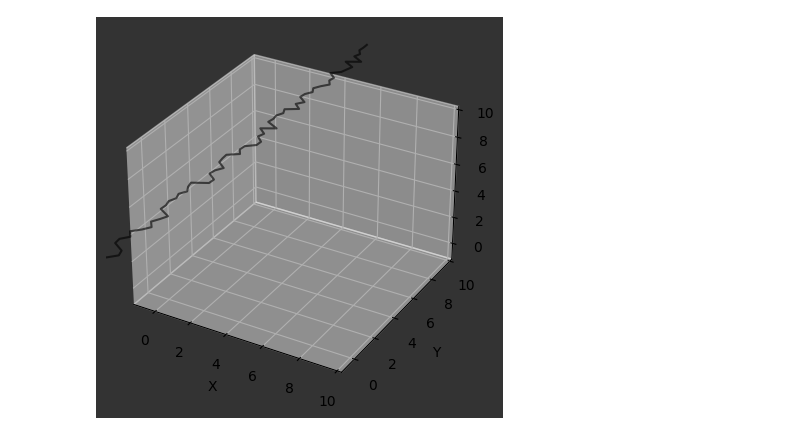
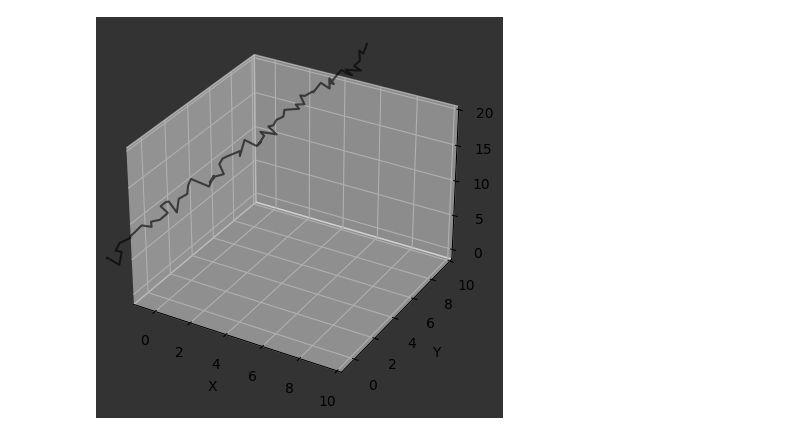
Before and after one commit to agentzero001/jupyter, a Jupyter notebook: Mathematics/LinearAlgebra/particle_trajectory_simulation.ipynb, the cells around one changed output. Saved outputs shown, nothing was run; the diff lists cells and outputs as text; code cells hidden in the pictures.

```diff
--- a/Mathematics/LinearAlgebra/particle_trajectory_simulation.ipynb
+++ b/Mathematics/LinearAlgebra/particle_trajectory_simulation.ipynb
@@ -6,32 +6,32 @@ plt.rcParams['axes.facecolor'] = '.2'
 # %%
 num_points = 100
 np.random.seed(20)
-noise = np.random.normal(loc = 3,scale=.3, size=(num_points))
+noise = np.random.normal(loc = 3,scale=.3, size=(num_points)) * 2
 noise2 = (np.sin(np.random.uniform(0, 2*np.pi, num_points)) + 1) * .2
 # %%
 x = np.zeros(num_points) + 2 * noise2
 y = np.linspace(-20, 20, num_points)
-z = np.zeros(num_points) + 6
+z = np.zeros(num_points) + 6 + noise
 
 
 fig = plt.figure()
 ax = fig.add_subplot(111, projection='3d')
 
 ax.plot(x, y, z, c='black', alpha=.6)
 ax.set_xlabel('X')
 ax.set_ylabel('Y')
 ax.set_zlabel('Z')
 
 ax.set_xlim(-1,10)
 ax.set_ylim(-1,10)
-ax.set_zlim(-1,10)
+ax.set_zlim(-1,20)
 
 
 
 
 plt.show()
 # %% [output]
-[figure, old version]
+[figure, new version]
 # %%
 %matplotlib inline
 # %%
```
